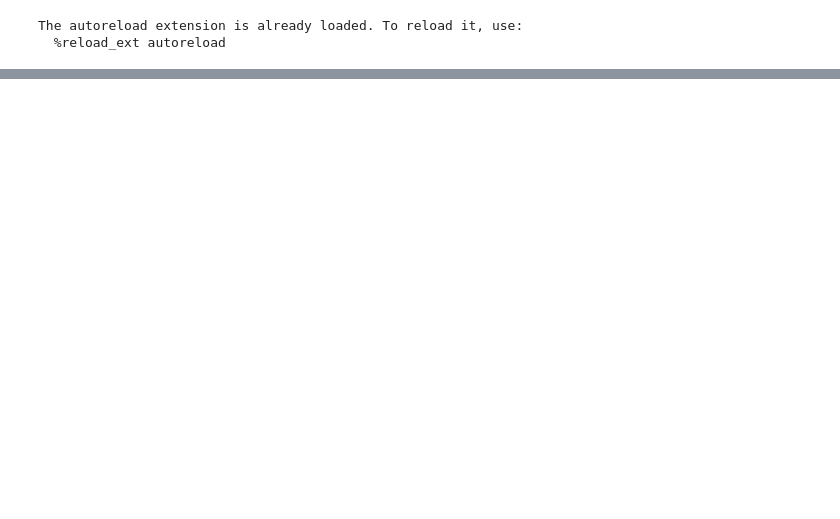
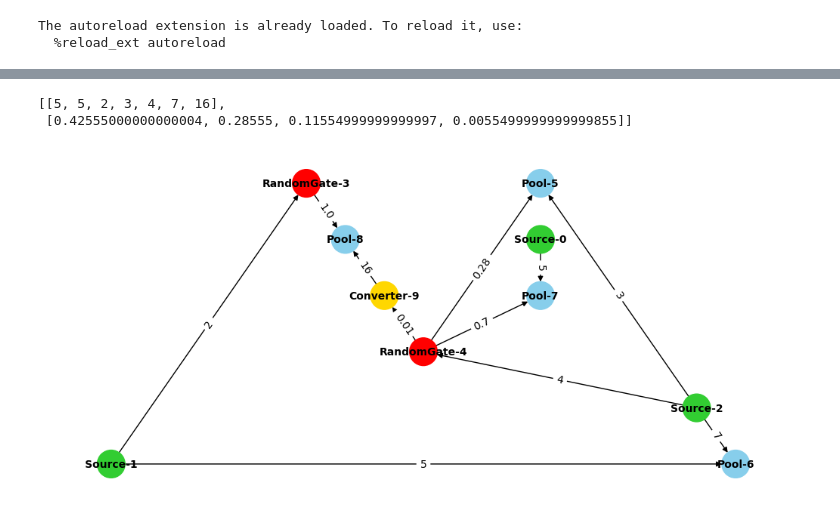
Before and after one commit to FlorianRupp/GEEvo-game-economies, a Jupyter notebook: demo.ipynb, the cells around one changed output, grey strips where cells are left out. Cells and saved outputs as stored; diff of their text form; code cells hidden in the pictures; blank space fills up the shorter version.

Commit message:
Added demo for economy balancing.

```diff
--- a/demo.ipynb
+++ b/demo.ipynb
@@ -60,0 +72,11 @@ TODO: Documentation.
+# %%
+POOL_ID = 5
+BALANCE_VALUE = 42
+TIME = 10  # simulation steps
+POOL_NODE_ID = g.get_nodes_of(n.Pool).index(g.nodes[POOL_ID])
+GENERATIONS = 200
+# %%
+# create and run balancer
+balancer = Balancer(config=g.config, edge_list=g.edge_list, balance_pool_ids=[POOL_NODE_ID], n_sim_steps=TIME,
+                    balance_value=BALANCE_VALUE, alpha=0.01, frozen_weights=None)
+balancer.run(GENERATIONS)
@@ -60,0 +91,12 @@ TODO: Documentation.
+# %%
+# weights after balancing
+balancer.result
+# %% [output]
+[[5, 5, 2, 3, 4, 7, 16],
+ [0.42555000000000004, 0.28555, 0.11554999999999997, 0.0055499999999999855]]
+# %%
+# plot the economy graph with updated weights
+balanced_graph = Graph(conf, g.edge_list, weights=balancer.result)
+balanced_graph.plot()
+# %% [output]
+[figure, added]
```
Also changed, not shown: parts of 11 cells of this notebook, 1 other file.
